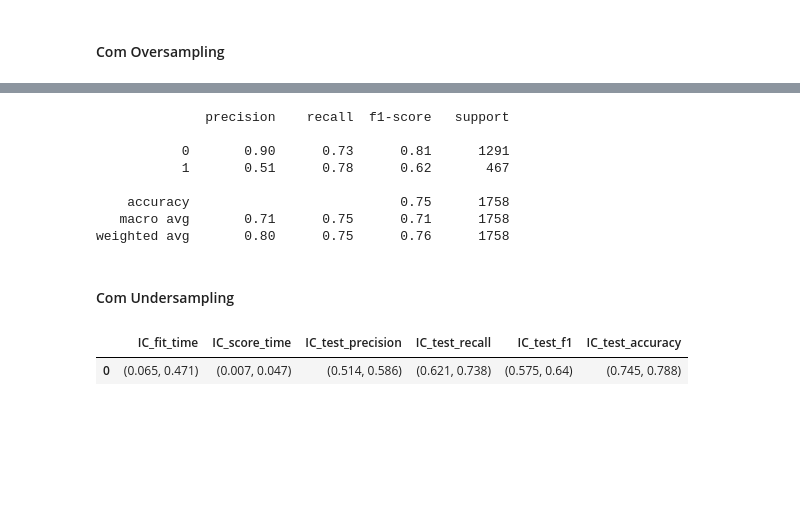
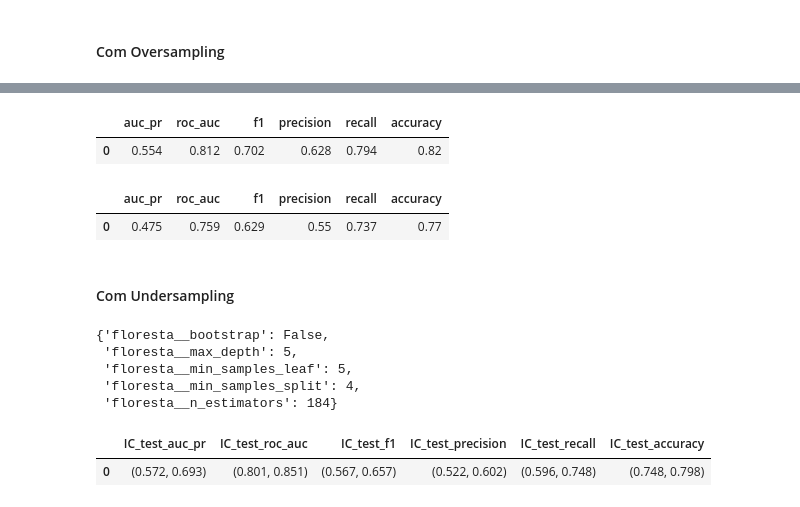
Before and after one commit to Angel-Arroyo-H/alura-data-science-challenge-3, a Jupyter notebook: Alura_DataScience_Challenge3.ipynb, the cells around one changed output, grey strips where cells are left out. Cells and saved outputs as stored; diff of their text form; code cells hidden in the pictures; blank space fills up the shorter version.

```diff
--- a/Alura_DataScience_Challenge3.ipynb
+++ b/Alura_DataScience_Challenge3.ipynb
@@ -1181,4 +1313,4 @@ intervalo_conf(cv_resultados)
 # %%
-pipeline_rl_smote.fit(x_treino, y_treino)
+pipeline_floresta_smote_opt.fit(x_treino, y_treino)
 # %% [output]
 Pipeline(steps=[('oversample', SMOTE(random_state=42)),
@@ -1198,27 +1321,67 @@ weighted avg       0.81      0.76      0.77      5274
-# %%
-y_previsto = pipeline_rl_smote.predict(x_teste)
-print(classification_report(y_teste, y_previsto, zero_division=0))
-# %% [output]
-              precision    recall  f1-score   support
-
-           0       0.90      0.73      0.81      1291
-           1       0.51      0.78      0.62       467
-
-    accuracy                           0.75      1758
-   macro avg       0.71      0.75      0.71      1758
-weighted avg       0.80      0.75      0.76      1758
+# %%
+# Métricas para o treino
+metricas(y_treino, pipeline_floresta_smote_opt.predict(x_treino)).round(3)
+# %% [output]
+|  | auc_pr | roc_auc | f1 | precision | recall | accuracy |
+| 0 | 0.554 | 0.812 | 0.702 | 0.628 | 0.794 | 0.82 |
+# %%
+# Métricas para o teste
+metricas(y_teste, pipeline_floresta_smote_opt.predict(x_teste)).round(3)
+# %% [output]
+|  | auc_pr | roc_auc | f1 | precision | recall | accuracy |
+| 0 | 0.475 | 0.759 | 0.629 | 0.55 | 0.737 | 0.77 |
 # %% [markdown]
 #### Com Undersampling
+# %%
+pipeline_floresta_nearmiss = imbpipeline([
+    ('undersample', NearMiss(version = 3))
+    ,('floresta', RandomForestClassifier(random_state=42))
+])
+
+# Otimizando os parâmetros da função
+grade_parametros = {
+    'floresta__n_estimators': randint(50, 200)      # número de árvores na floresta
+    ,'floresta__max_depth': randint(3, 20)          # profundidade máxima da árvore
+    ,'floresta__min_samples_split': randint(2, 10)  # min samples para dividir nó
+    ,'floresta__min_samples_leaf': randint(1, 10)   # min amostras por folha
+    ,'floresta__bootstrap': [True, False]           # usar amostragem bootstrap ou não
+}
+
+random_search = RandomizedSearchCV(
+    estimator = pipeline_floresta_nearmiss
+    ,param_distributions=grade_parametros
+    ,n_iter=20
+    ,cv=5
+    ,scoring=scoring
+    ,verbose=0
+    ,random_state=42
+    ,refit='auc_pr'
+)
+random_search.fit(x_treino, y_treino)
+random_search.best_params_
+# %% [output]
+{'floresta__bootstrap': False,
+ 'floresta__max_depth': 5,
+ 'floresta__min_samples_leaf': 5,
+ 'floresta__min_samples_split': 4,
+ 'floresta__n_estimators': 184}
 # %%
-modelo_rl_nearmiss = LogisticRegression(random_state=42)
-pipeline_rl_nearmiss = imbpipeline([
+pipeline_floresta_nearmiss_opt = imbpipeline([
     ('undersample', NearMiss(version = 3))
-    ,('regressao_logistica', modelo_rl_smote)
+    ,('floresta', RandomForestClassifier(random_state=42))
 ])
+pipeline_floresta_nearmiss_opt.set_params(**random_search.best_params_)
+
 skf = StratifiedKFold(n_splits = 5, shuffle = True, random_state = 42)
-cv_resultados = cross_validate(pipeline_rl_nearmiss, x_treino, y_treino, cv = skf, scoring = scoring)
+cv_resultados = cross_validate(
+    pipeline_floresta_nearmiss_opt
+    ,x_treino
+    ,y_treino
+    ,cv = skf
+    ,scoring = scoring
+)
 intervalo_conf(cv_resultados)
 # %% [output]
-|  | IC_fit_time | IC_score_time | IC_test_precision | IC_test_recall | IC_test_f1 | IC_test_accuracy |
-| 0 | (0.065, 0.471) | (0.007, 0.047) | (0.514, 0.586) | (0.621, 0.738) | (0.575, 0.64) | (0.745, 0.788) |
+|  | IC_test_auc_pr | IC_test_roc_auc | IC_test_f1 | IC_test_precision | IC_test_recall | IC_test_accuracy |
+| 0 | (0.572, 0.693) | (0.801, 0.851) | (0.567, 0.657) | (0.522, 0.602) | (0.596, 0.748) | (0.748, 0.798) |
 # %%
```
Also changed, not shown: parts of 61 cells of this notebook.
